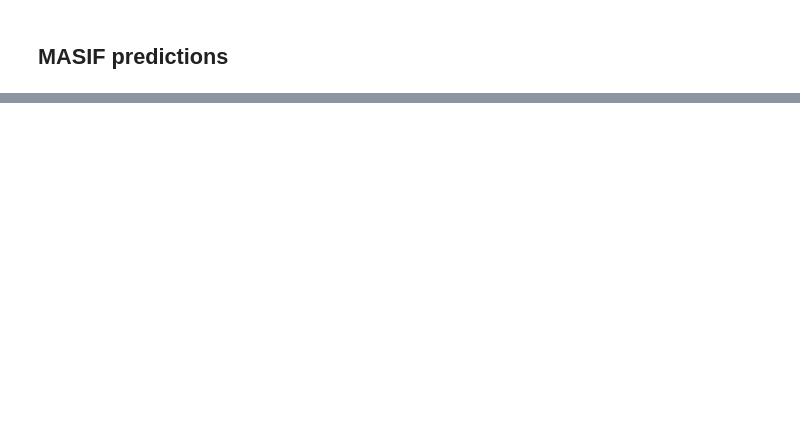
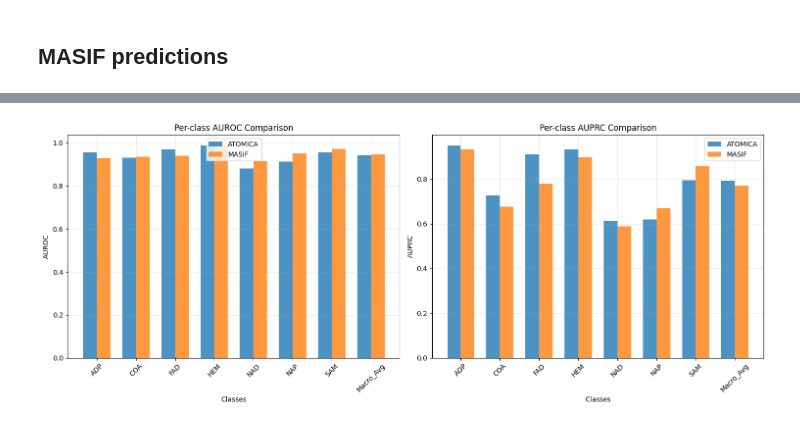
Before and after one commit to mims-harvard/ATOMICA, a Jupyter notebook: case_studies/masif_ligand_benchmark/analyse_dataset.ipynb, the cells around one changed output, grey strips where cells are left out. Saved outputs shown, nothing was run; the diff lists cells and outputs as text; code cells hidden in the pictures; blank space fills up the shorter version.

```diff
--- a/case_studies/masif_ligand_benchmark/analyse_dataset.ipynb
+++ b/case_studies/masif_ligand_benchmark/analyse_dataset.ipynb
@@ -194,0 +287,12 @@ test: 289, ligands: {'ADP': 96, 'FAD': 47, 'HEM': 45, 'SAM': 37, 'COA': 30, 'NAD
+# %%
+atomica_grouped_results_df = atomica_results_df.groupby('id').agg(
+    label=('label', 'first'),
+    pred=('pred', list),
+    pred_mode=('pred', lambda x: np.argmax(np.bincount(x))),
+    pred_mode_probability=('pred_probability', lambda x: np.argmax(np.mean(x, axis=0))),
+    pred_probability=('pred_probability', lambda x: np.mean(x, axis=0)),
+    dist_th=('dist_th', list),
+).reset_index()
+
+atomica_grouped_results_df['pred_mode_accuracy'] = atomica_grouped_results_df['pred_mode'] == atomica_grouped_results_df['label']
+atomica_grouped_results_df['pred_mode_probability_accuracy'] = atomica_grouped_results_df['pred_mode_probability'] == atomica_grouped_results_df['label']
@@ -209,0 +369,5 @@ preds.shape
+# %%
+atomica_grouped_results_df['receptor_id'] = atomica_grouped_results_df['id'].str.split('_').str[:2].str.join('_')
+atomica_grouped_results_df['ligand'] = atomica_grouped_results_df['id'].str.split('_').str[-1]
+atomica_grouped_results_df['masif_id'] = atomica_grouped_results_df['receptor_id'] + '_' + atomica_grouped_results_df['ligand']
+masif_results_df['masif_id'] = masif_results_df['receptor_id'] + '_' + masif_results_df['ligand']
@@ -209,0 +495,59 @@ preds.shape
+# %%
+## Create comparison table and visualization
+
+# Create comparison DataFrame
+comparison_data = []
+for metric in atomica_metrics.keys():
+    if metric.startswith('ADP_') or metric.startswith('COA_') or metric.startswith('FAD_') or \
+       metric.startswith('HEM_') or metric.startswith('NAD_') or metric.startswith('NAP_') or \
+       metric.startswith('SAM_') or metric.startswith('Macro_Avg_'):
+        comparison_data.append({
+            'Metric': metric,
+            'ATOMICA': atomica_metrics[metric],
+            'MASIF': masif_metrics[metric]
+        })
+
+comparison_df = pd.DataFrame(comparison_data)
+print("Per-class AUROC and AUPRC Comparison:")
+print(comparison_df.round(4))
+
+# Create visualization
+fig, (ax1, ax2) = plt.subplots(1, 2, figsize=(15, 6))
+
+# AUROC comparison
+auroc_data = comparison_df[comparison_df['Metric'].str.contains('AUROC')]
+if not auroc_data.empty:
+    x = np.arange(len(auroc_data))
+    width = 0.35
+
+    ax1.bar(x - width/2, auroc_data['ATOMICA'], width, label='ATOMICA', alpha=0.8)
+    ax1.bar(x + width/2, auroc_data['MASIF'], width, label='MASIF', alpha=0.8)
+
+    ax1.set_xlabel('Classes')
+    ax1.set_ylabel('AUROC')
+    ax1.set_title('Per-class AUROC Comparison')
+    ax1.set_xticks(x)
+    ax1.set_xticklabels([m.replace('_AUROC', '') for m in auroc_data['Metric']], rotation=45)
+    ax1.legend()
+    ax1.grid(True, alpha=0.3)
+
+# AUPRC comparison
+auprc_data = comparison_df[comparison_df['Metric'].str.contains('AUPRC')]
+if not auprc_data.empty:
+    x = np.arange(len(auprc_data))
+    width = 0.35
+
+    ax2.bar(x - width/2, auprc_data['ATOMICA'], width, label='ATOMICA', alpha=0.8)
+    ax2.bar(x + width/2, auprc_data['MASIF'], width, label='MASIF', alpha=0.8)
+
+    ax2.set_xlabel('Classes')
+    ax2.set_ylabel('AUPRC')
+    ax2.set_title('Per-class AUPRC Comparison')
+    ax2.set_xticks(x)
+    ax2.set_xticklabels([m.replace('_AUPRC', '') for m in auprc_data['Metric']], rotation=45)
+    ax2.legend()
+    ax2.grid(True, alpha=0.3)
+
+plt.tight_layout()
+plt.show()
+# %% [output]
@@ -209,0 +572 @@ preds.shape
+[figure, added]
```
Also changed, not shown: parts of 23 cells of this notebook.
